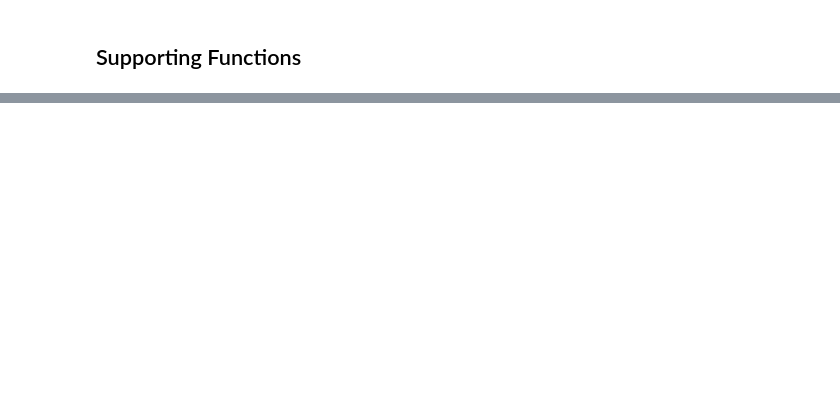
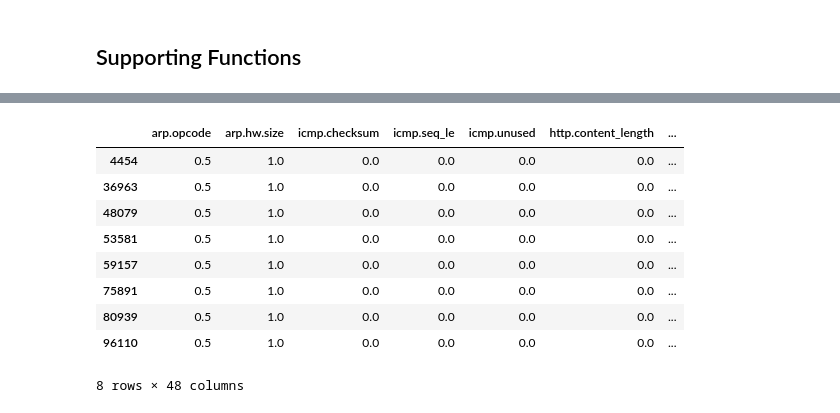
Before and after one commit to NirmalSankalana/intrusion-detection-dashboard, a Jupyter notebook: analysis/analysis.ipynb, the cells around one changed output, grey strips where cells are left out. Saved outputs shown, nothing was run; the diff lists cells and outputs as text; code cells hidden in the pictures; blank space fills up the shorter version.

```diff
--- a/analysis/analysis.ipynb
+++ b/analysis/analysis.ipynb
@@ -56,0 +111,14 @@ d_types_report(df)
+# %%
+filtered_df = df[df['arp.opcode']==0.5]
+filtered_df
+# %% [output]
+|  | arp.opcode | arp.hw.size | icmp.checksum | icmp.seq_le | icmp.unused | http.content_length | ... |
+| 4454 | 0.5 | 1.0 | 0.0 | 0.0 | 0.0 | 0.0 | ... |
+| 36963 | 0.5 | 1.0 | 0.0 | 0.0 | 0.0 | 0.0 | ... |
+| 48079 | 0.5 | 1.0 | 0.0 | 0.0 | 0.0 | 0.0 | ... |
+| 53581 | 0.5 | 1.0 | 0.0 | 0.0 | 0.0 | 0.0 | ... |
+| 59157 | 0.5 | 1.0 | 0.0 | 0.0 | 0.0 | 0.0 | ... |
+| 75891 | 0.5 | 1.0 | 0.0 | 0.0 | 0.0 | 0.0 | ... |
+| 80939 | 0.5 | 1.0 | 0.0 | 0.0 | 0.0 | 0.0 | ... |
+| 96110 | 0.5 | 1.0 | 0.0 | 0.0 | 0.0 | 0.0 | ... |
+8 rows × 48 columns
```
Also changed, not shown: parts of 11 cells of this notebook, 6 other files.
